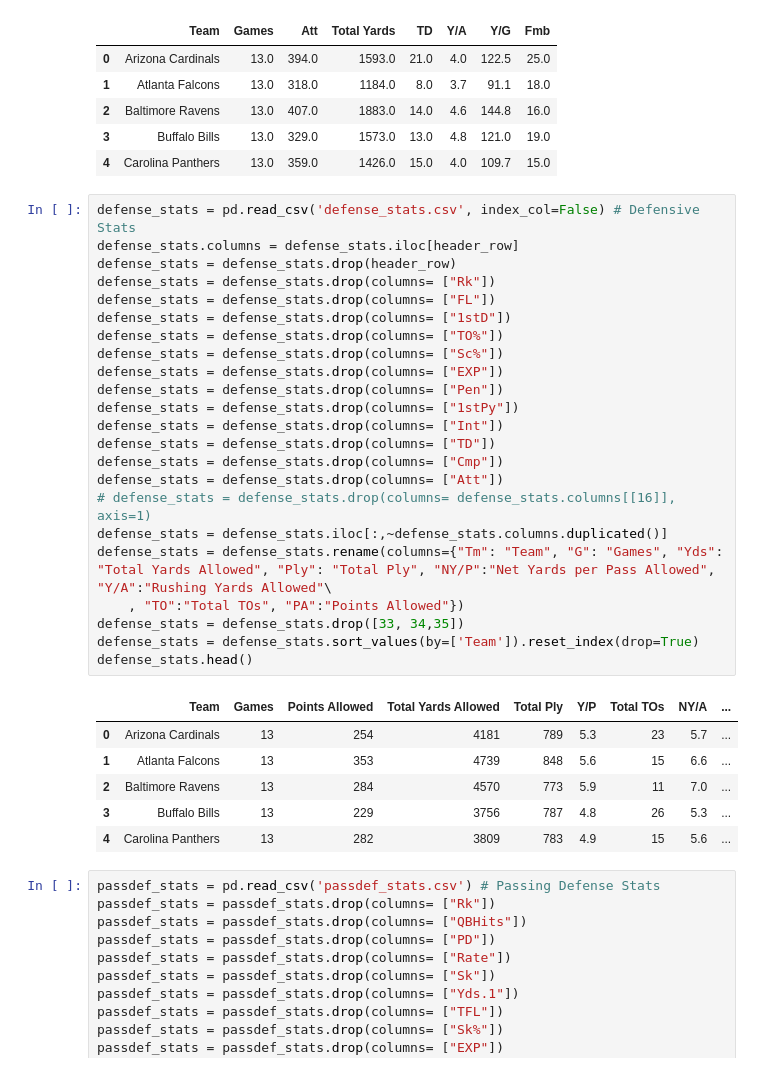
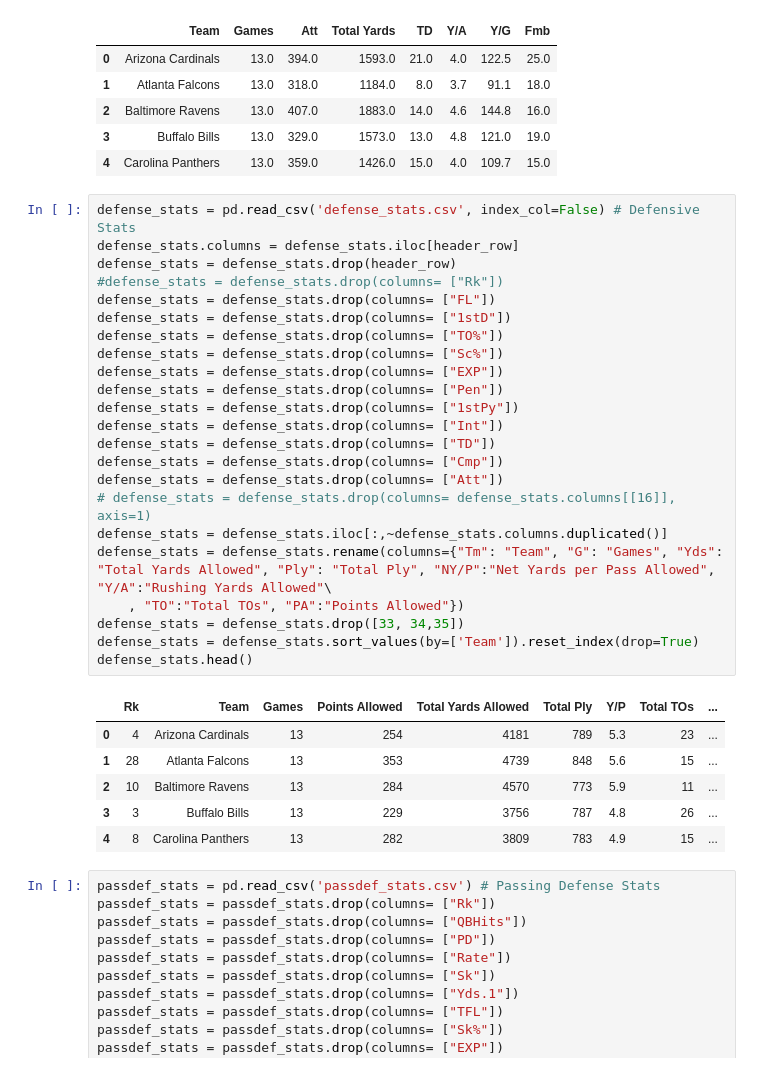
Before and after one commit to RohitPasu/ManILoveFootball, a Jupyter notebook: TVPLEASEWORK.ipynb, the cells around one changed output. Saved outputs shown, nothing was run; the diff lists cells and outputs as text.

```diff
--- a/TVPLEASEWORK.ipynb
+++ b/TVPLEASEWORK.ipynb
@@ -76,33 +77,33 @@ display(rushing_stats.head())
 # %%
 defense_stats = pd.read_csv('defense_stats.csv', index_col=False) # Defensive Stats
 defense_stats.columns = defense_stats.iloc[header_row]
 defense_stats = defense_stats.drop(header_row)
-defense_stats = defense_stats.drop(columns= ["Rk"])
+#defense_stats = defense_stats.drop(columns= ["Rk"])
 defense_stats = defense_stats.drop(columns= ["FL"])
 defense_stats = defense_stats.drop(columns= ["1stD"])
 defense_stats = defense_stats.drop(columns= ["TO%"])
 defense_stats = defense_stats.drop(columns= ["Sc%"])
 defense_stats = defense_stats.drop(columns= ["EXP"])
 defense_stats = defense_stats.drop(columns= ["Pen"])
 defense_stats = defense_stats.drop(columns= ["1stPy"])
 defense_stats = defense_stats.drop(columns= ["Int"])
 defense_stats = defense_stats.drop(columns= ["TD"])
 defense_stats = defense_stats.drop(columns= ["Cmp"])
 defense_stats = defense_stats.drop(columns= ["Att"])
 # defense_stats = defense_stats.drop(columns= defense_stats.columns[[16]], axis=1)
 defense_stats = defense_stats.iloc[:,~defense_stats.columns.duplicated()]
 defense_stats = defense_stats.rename(columns={"Tm": "Team", "G": "Games", "Yds": "Total Yards Allowed", "Ply": "Total Ply", "NY/P":"Net Yards per Pass Allowed", "Y/A":"Rushing Yards Allowed"\
     , "TO":"Total TOs", "PA":"Points Allowed"})
 defense_stats = defense_stats.drop([33, 34,35])
 defense_stats = defense_stats.sort_values(by=['Team']).reset_index(drop=True)
 defense_stats.head()
 # %% [output]
-|  | Team | Games | Points Allowed | Total Yards Allowed | Total Ply | Y/P | Total TOs | NY/A | ... |
-| 0 | Arizona Cardinals | 13 | 254 | 4181 | 789 | 5.3 | 23 | 5.7 | ... |
-| 1 | Atlanta Falcons | 13 | 353 | 4739 | 848 | 5.6 | 15 | 6.6 | ... |
-| 2 | Baltimore Ravens | 13 | 284 | 4570 | 773 | 5.9 | 11 | 7.0 | ... |
-| 3 | Buffalo Bills | 13 | 229 | 3756 | 787 | 4.8 | 26 | 5.3 | ... |
-| 4 | Carolina Panthers | 13 | 282 | 3809 | 783 | 4.9 | 15 | 5.6 | ... |
+|  | Rk | Team | Games | Points Allowed | Total Yards Allowed | Total Ply | Y/P | Total TOs | ... |
+| 0 | 4 | Arizona Cardinals | 13 | 254 | 4181 | 789 | 5.3 | 23 | ... |
+| 1 | 28 | Atlanta Falcons | 13 | 353 | 4739 | 848 | 5.6 | 15 | ... |
+| 2 | 10 | Baltimore Ravens | 13 | 284 | 4570 | 773 | 5.9 | 11 | ... |
+| 3 | 3 | Buffalo Bills | 13 | 229 | 3756 | 787 | 4.8 | 26 | ... |
+| 4 | 8 | Carolina Panthers | 13 | 282 | 3809 | 783 | 4.9 | 15 | ... |
 # %%
 passdef_stats = pd.read_csv('passdef_stats.csv') # Passing Defense Stats
 passdef_stats = passdef_stats.drop(columns= ["Rk"])
```
Also changed, not shown: parts of 7 cells of this notebook.
